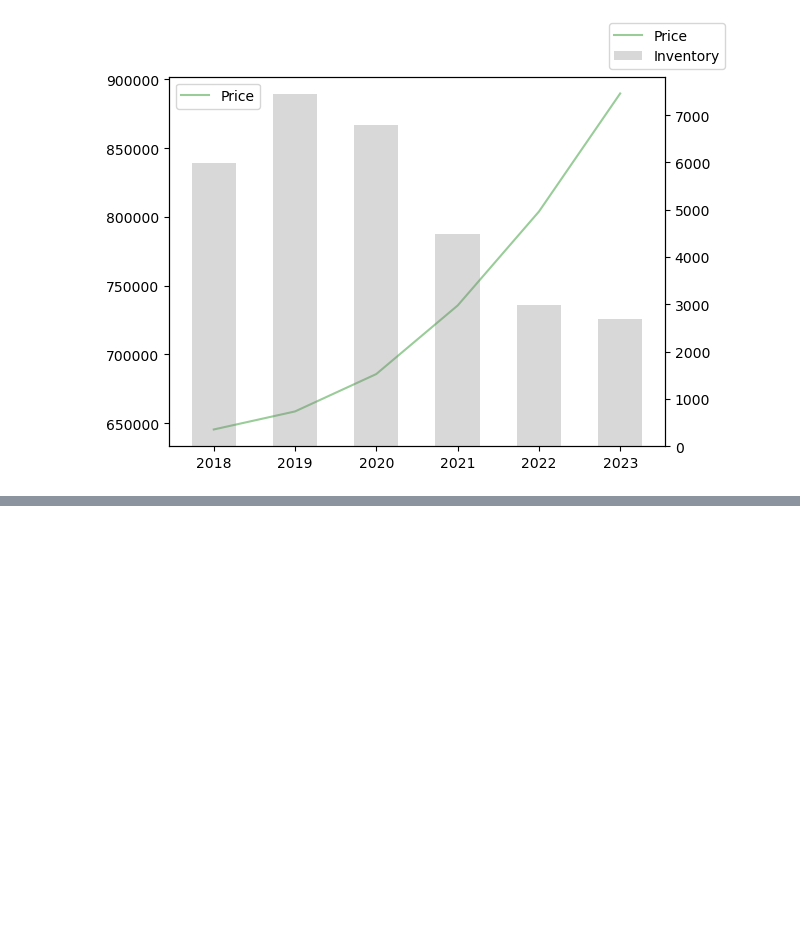
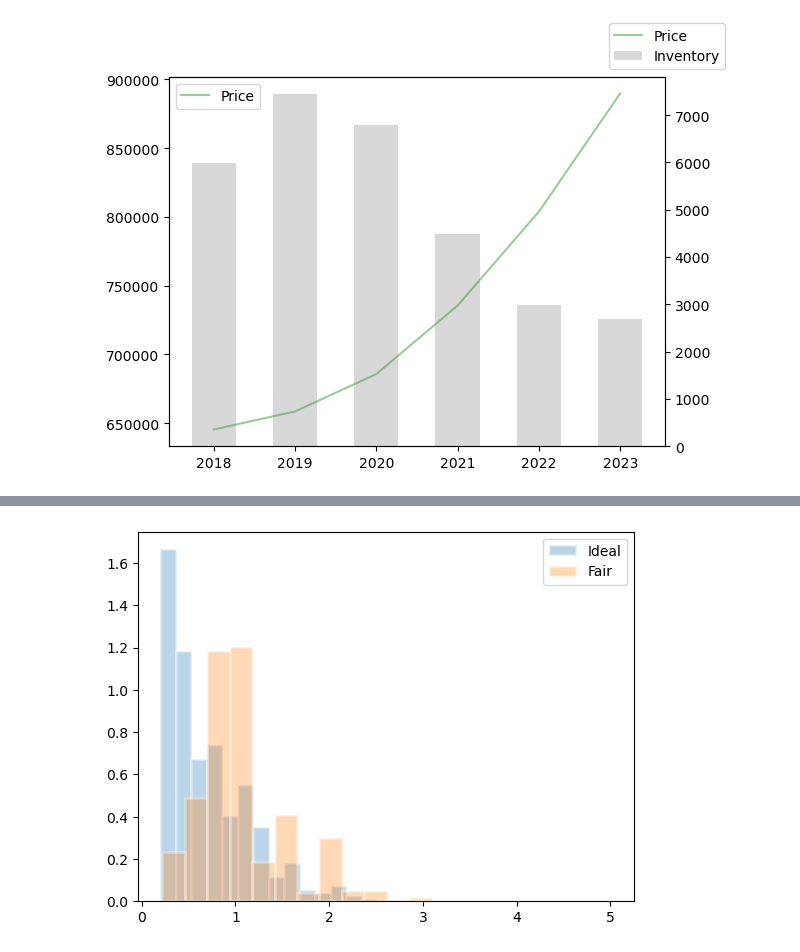
Before and after one commit to scarypillowz/data_visualization, a Jupyter notebook: matplotlib_fundamentals.ipynb, the cells around one changed output, grey strips where cells are left out. Cells and saved outputs as stored; diff of their text form; code cells hidden in the pictures; blank space fills up the shorter version.

```diff
--- a/matplotlib_fundamentals.ipynb
+++ b/matplotlib_fundamentals.ipynb
@@ -1031,0 +1071,24 @@ ax.set_title('Brazil % of Global Production 2018', fontsize=12);
+# %%
+# 'density=True' (When each column's counts are different → 2개의 분포 비교)
+fig, ax = plt.subplots()
+
+ax.hist(
+    diamonds.loc[diamonds['cut'] == 'Ideal', ['carat']],
+    bins=20,
+    density=True,
+    edgecolor='white',
+    linewidth=2,
+    alpha=.3
+)
+ax.hist(
+    diamonds.loc[diamonds['cut'] == 'Fair', ['carat']],
+    bins=20,
+    density=True,
+    edgecolor='white',
+    linewidth=2,
+    alpha=.3
+)
+
+ax.legend(['Ideal', 'Fair']);
+# %% [output]
+[figure, added]
```
Also changed, not shown: parts of 15 cells of this notebook.
